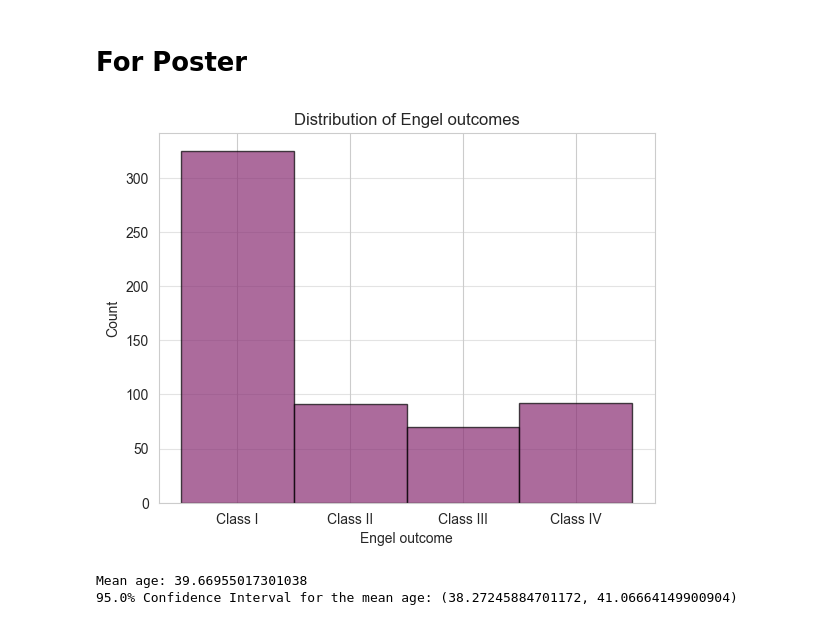
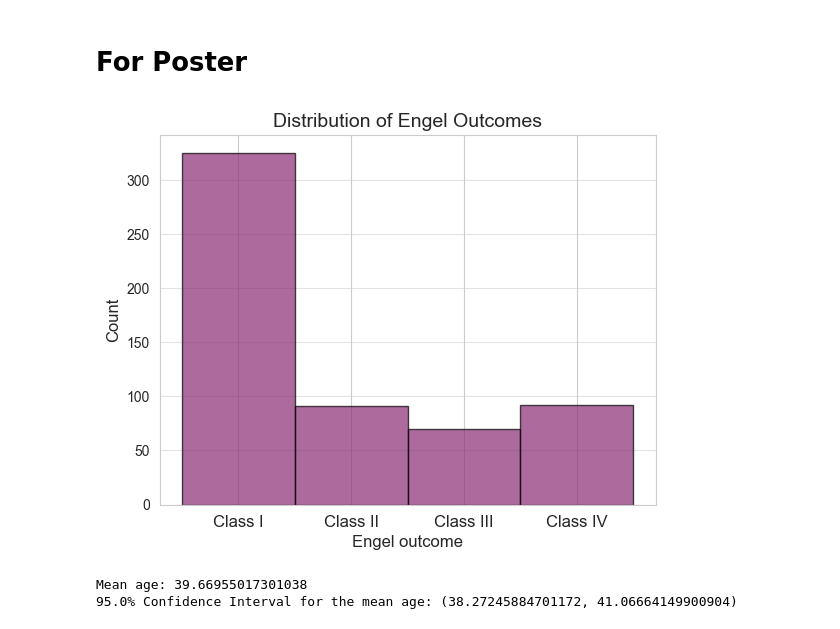
Before and after one commit to AmauryPelzer/Engel-outcome-prediction, a Jupyter notebook: notebooks/1. exploratory/exploratory.ipynb, the cells around one changed output. Saved outputs shown, nothing was run; the diff lists cells and outputs as text; code cells hidden in the pictures.

```diff
--- a/notebooks/1. exploratory/exploratory.ipynb
+++ b/notebooks/1. exploratory/exploratory.ipynb
@@ -555,26 +585,25 @@ wide_df = pd.read_csv("../../data/processed/preprocessed_ctd_pre.csv")
 # %%
 import matplotlib.pyplot as plt
 
-# Continue with your histogram code
-# Create a histogram of the 'surg_engel' variable with specified colors and bin edges
+# Create a histogram of the 'surg_engel' variable with similar style
 plt.hist(wide_df['surg_engel'], bins=[1, 2, 3, 4, 5], color='#892d73', alpha=0.7, edgecolor='black')
 
-# Customize x-axis ticks and labels
+# Customize x-axis ticks and labels with consistent font size
 bin_centers = [1.5, 2.5, 3.5, 4.5]
-plt.xticks(bin_centers, ['Class I', 'Class II', 'Class III', 'Class IV'])
+plt.xticks(bin_centers, ['Class I', 'Class II', 'Class III', 'Class IV'], fontsize=12)
 
-# Add labels and title
-plt.xlabel('Engel outcome')
-plt.ylabel('Count')
-plt.title('Distribution of Engel outcomes')
+# Add labels and title with similar styling
+plt.xlabel('Engel outcome', fontsize=12)
+plt.ylabel('Count', fontsize=12)
+plt.title('Distribution of Engel Outcomes', fontsize=14)
 
-# Add grid for better readability
+# Add a grid for readability, similar style
 plt.grid(axis='y', alpha=0.55)
 
 # Show the plot
 plt.show()
 # %% [output]
-[figure, old version]
+[figure, new version]
 # %%
 from scipy import stats
 import numpy as np
```
Also changed, not shown: parts of 4 cells of this notebook.
